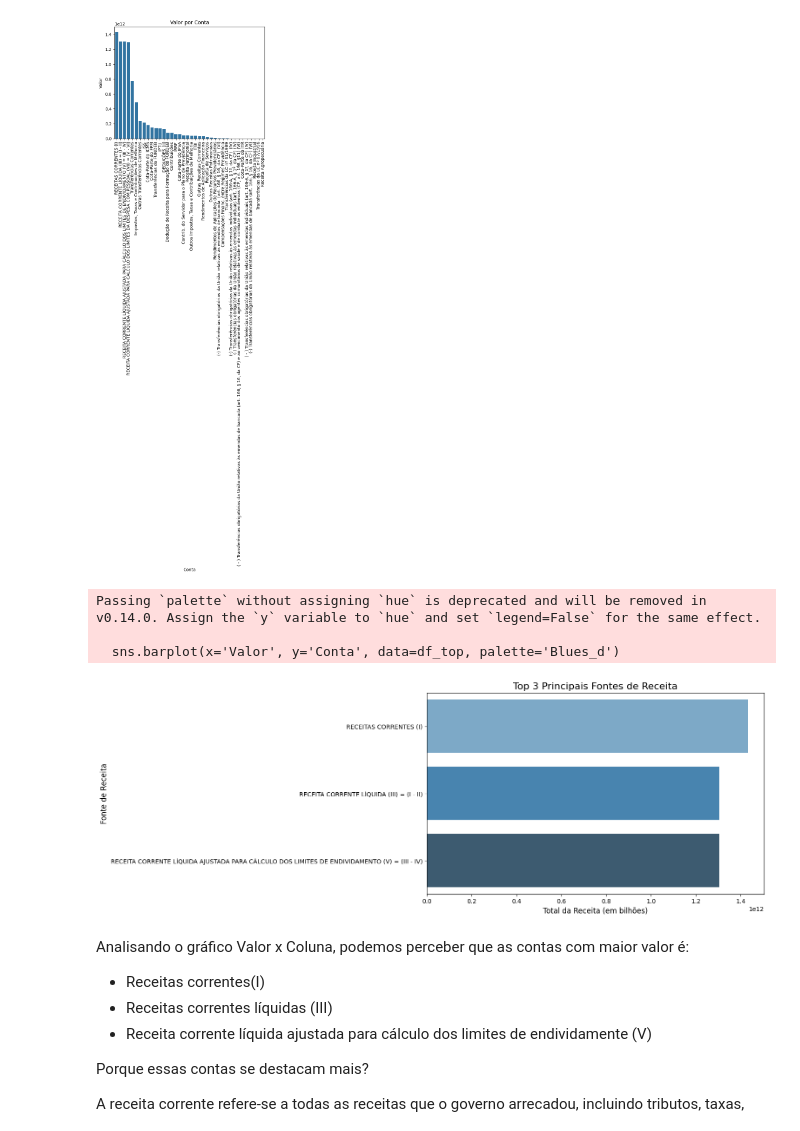
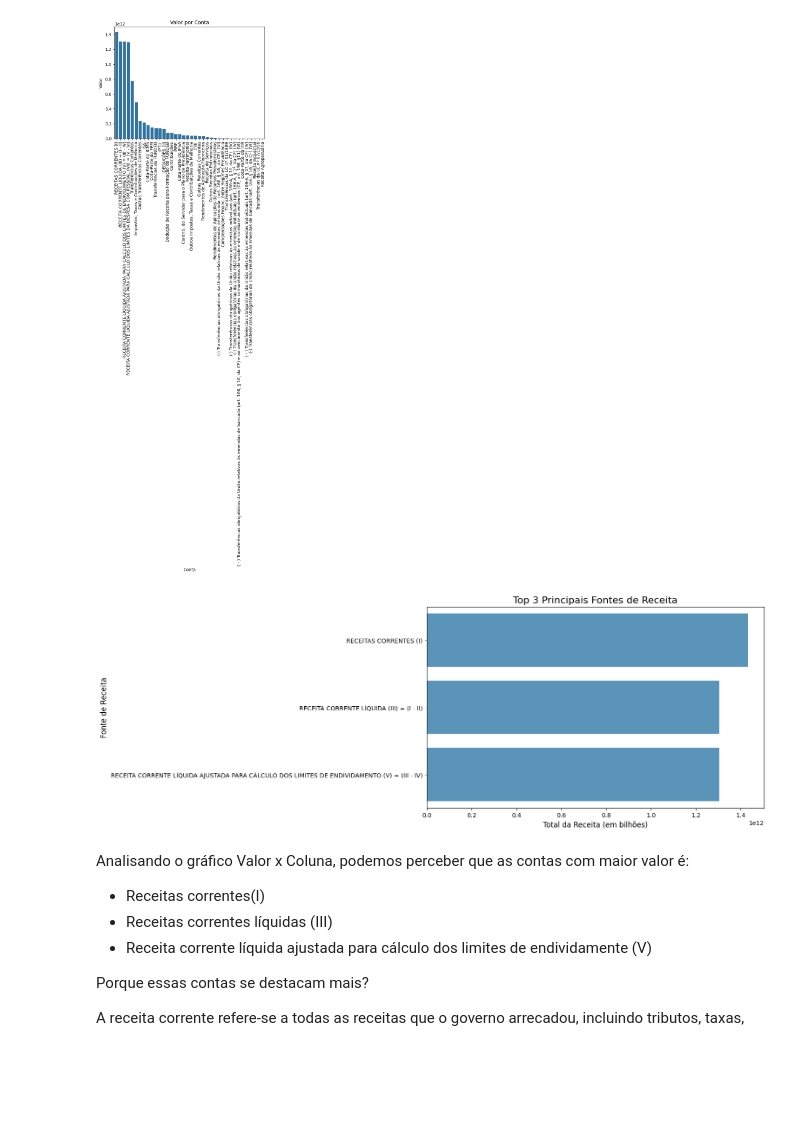
Before and after one commit to juliajgmb/projeto_icd, a Jupyter notebook: fase_Final.ipynb, the cells around one changed output. Saved outputs shown, nothing was run; the diff lists cells and outputs as text; code cells hidden in the pictures; blank space fills up the shorter version.

```diff
--- a/fase_Final.ipynb
+++ b/fase_Final.ipynb
@@ -313,27 +313,24 @@ plt.show()
 # %%
 # Selecionando os principais valores, por exemplo, os 10 maiores
 top_n = 3
 df_top = df_grouped_sorted.head(top_n)
 
 # Configurando o tamanho do gráfico
 plt.figure(figsize=(10, 6))
-
+color_pallete = sns.color_palette("Blues", as_cmap=True)
 
 # Criando o gráfico de barras com seaborn
-sns.barplot(x='Valor', y='Conta', data=df_top, palette='Blues_d')
+sns.barplot(x='Valor', y='Conta', data=df_top, color=color_pallete(0.6))
 
 # Adicionando título e labels
 plt.title(f'Top {top_n} Principais Fontes de Receita', fontsize=16)
 plt.xlabel('Total da Receita (em bilhões)', fontsize=12)
 plt.ylabel('Fonte de Receita', fontsize=12)
 
 # Exibindo o gráfico
 plt.show()
 # %% [output]
-Passing `palette` without assigning `hue` is deprecated and will be removed in v0.14.0. Assign the `y` variable to `hue` and set `legend=False` for the same effect.
-
-  sns.barplot(x='Valor', y='Conta', data=df_top, palette='Blues_d')
-[figure, old version]
+[figure, new version]
 # %% [markdown]
 Analisando o gráfico Valor x Coluna, podemos perceber que as contas com maior valor é:
 - Receitas correntes(I)
```
Also changed, not shown: parts of 2 cells of this notebook.
